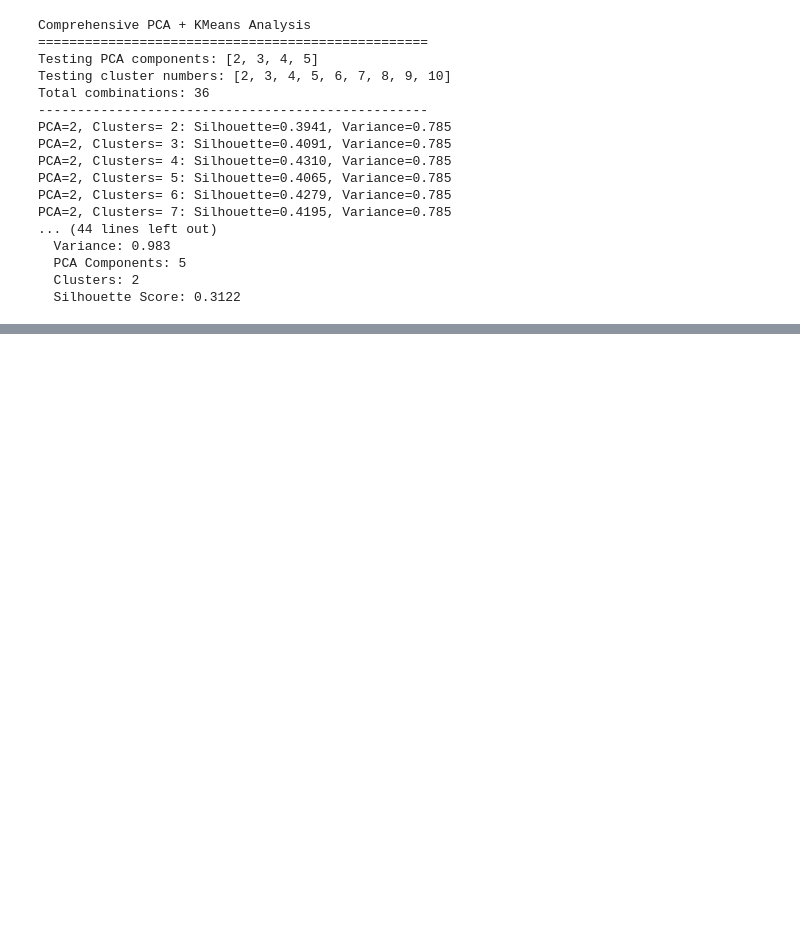
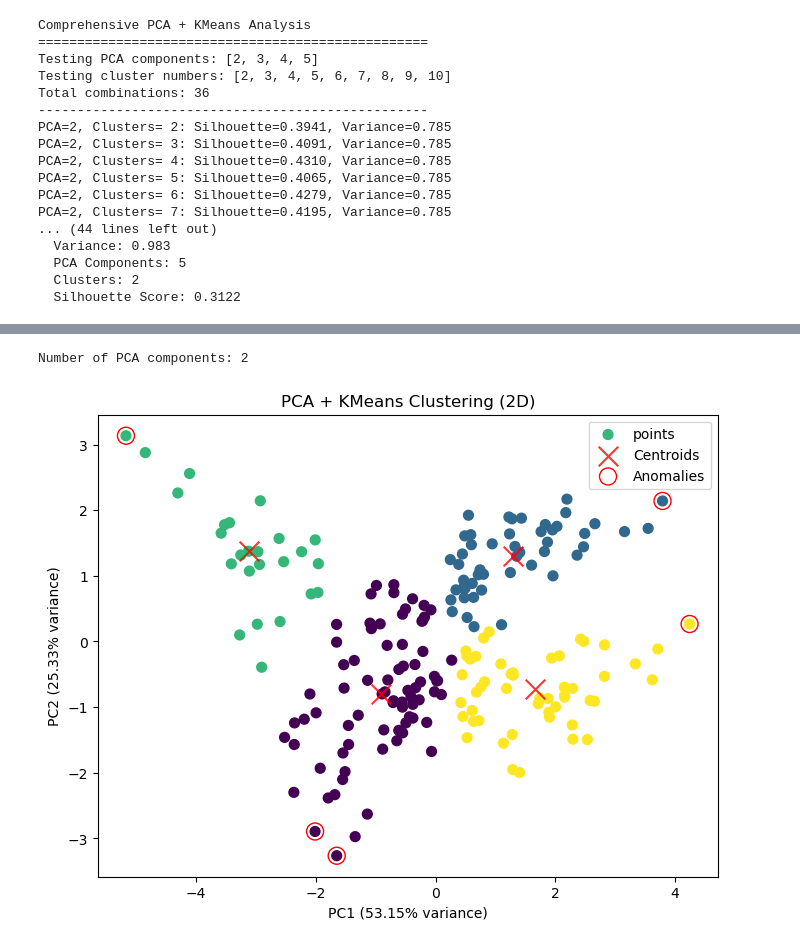
Before and after one commit to rogersoh/sp_AI_MachineLearning, a Jupyter notebook: Applied Machine Learning/assignment/ca2 assignment/part A.ipynb, the cells around one changed output, grey strips where cells are left out. Saved outputs shown, nothing was run; the diff lists cells and outputs as text; code cells hidden in the pictures; blank space fills up the shorter version.

```diff
--- a/Applied Machine Learning/assignment/ca2 assignment/part A.ipynb
+++ b/Applied Machine Learning/assignment/ca2 assignment/part A.ipynb
@@ -779,0 +641,5 @@ plt.show()
+# %%
+visualize(pipeline, customer)
+# %% [output]
+Number of PCA components: 2
+[figure, added]
```
Also changed, not shown: parts of 25 cells of this notebook.
